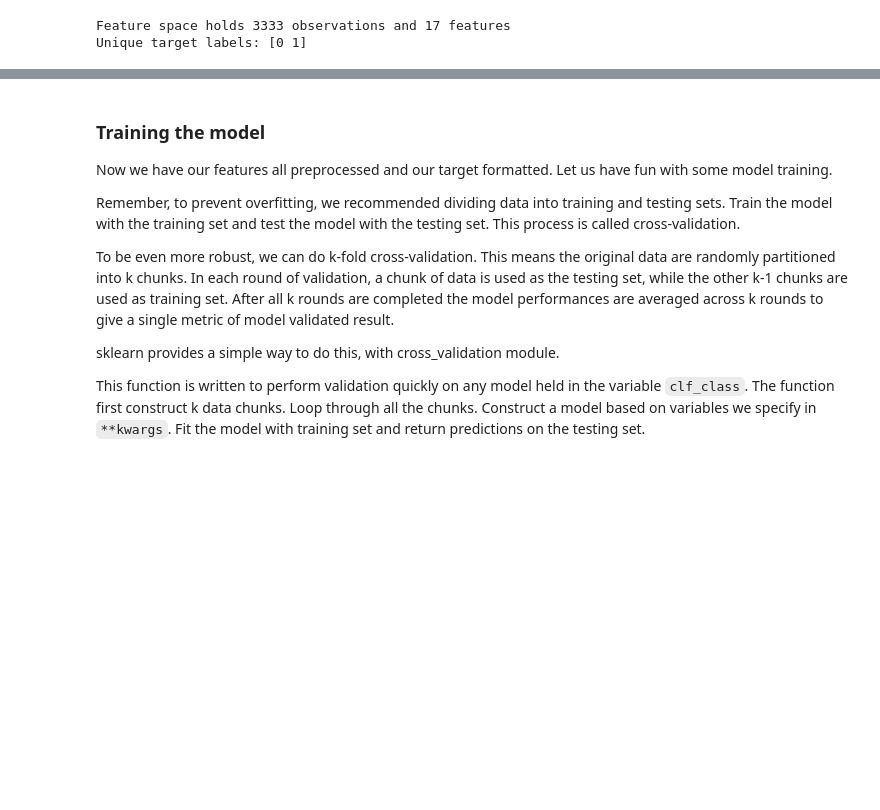
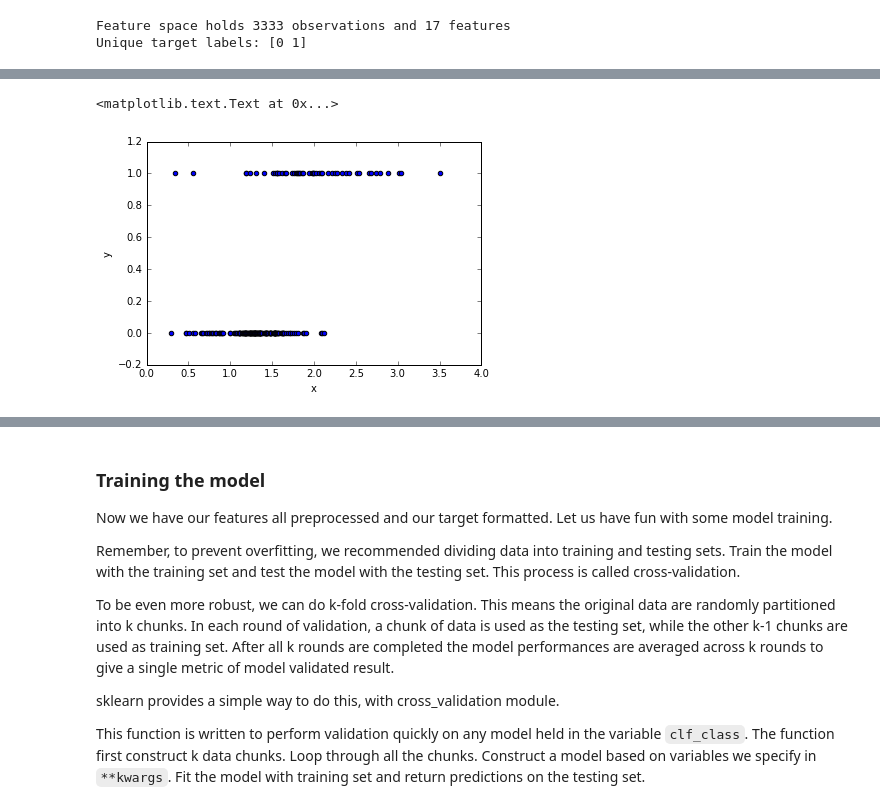
Before and after one commit to JahChaisang/churnPrediction, a Jupyter notebook: Churn Prediction Example.ipynb, the cells around one changed output, grey strips where cells are left out. Cells and saved outputs as stored; diff of their text form; code cells hidden in the pictures; blank space fills up the shorter version.

```diff
--- a/Churn Prediction Example.ipynb
+++ b/Churn Prediction Example.ipynb
@@ -69,0 +121,12 @@ Unique target labels: [0 1]
+# %%
+dat = pd.read_csv('logistic1.csv')
+x2 = dat.x.reshape(214,1)
+y2 = dat.y.reshape(214,1)
+
+# Here we plot the graph of x and y
+plt.scatter(x2, y2)
+plt.xlabel('x')
+plt.ylabel('y')
+# %% [output]
+<matplotlib.text.Text at 0x...>
+[figure, added]
```
Also changed, not shown: parts of 19 cells of this notebook.
